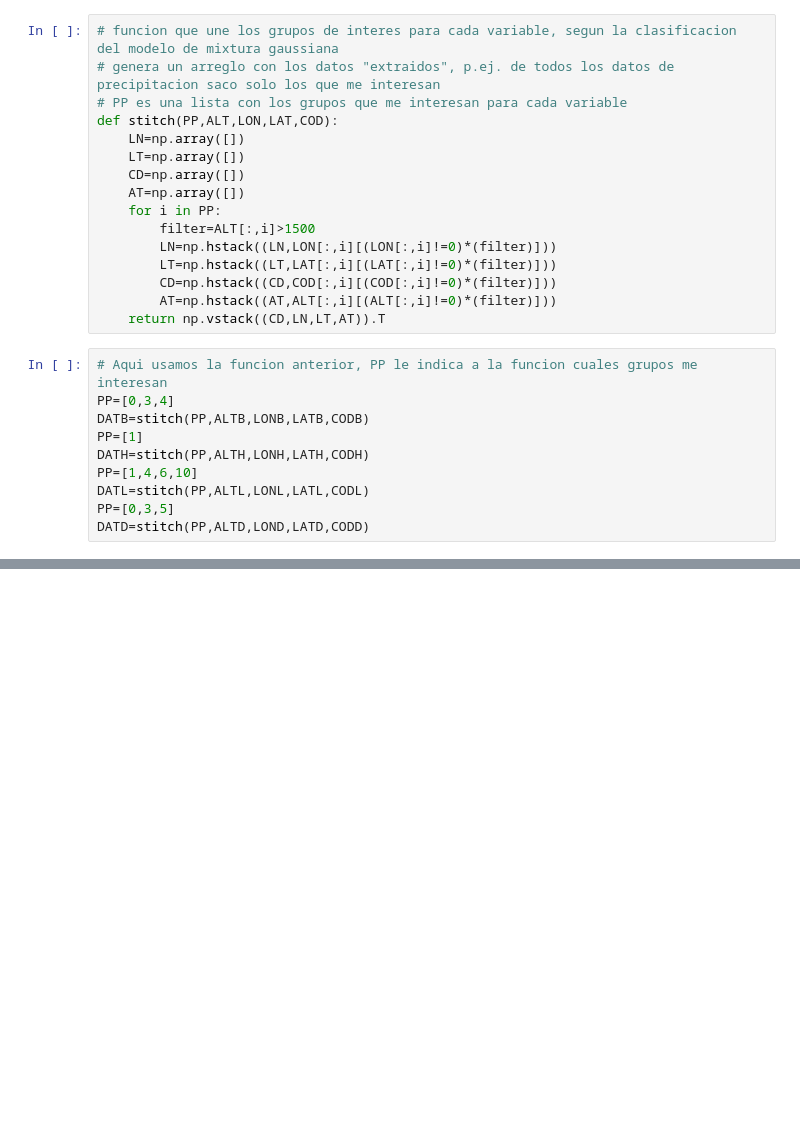
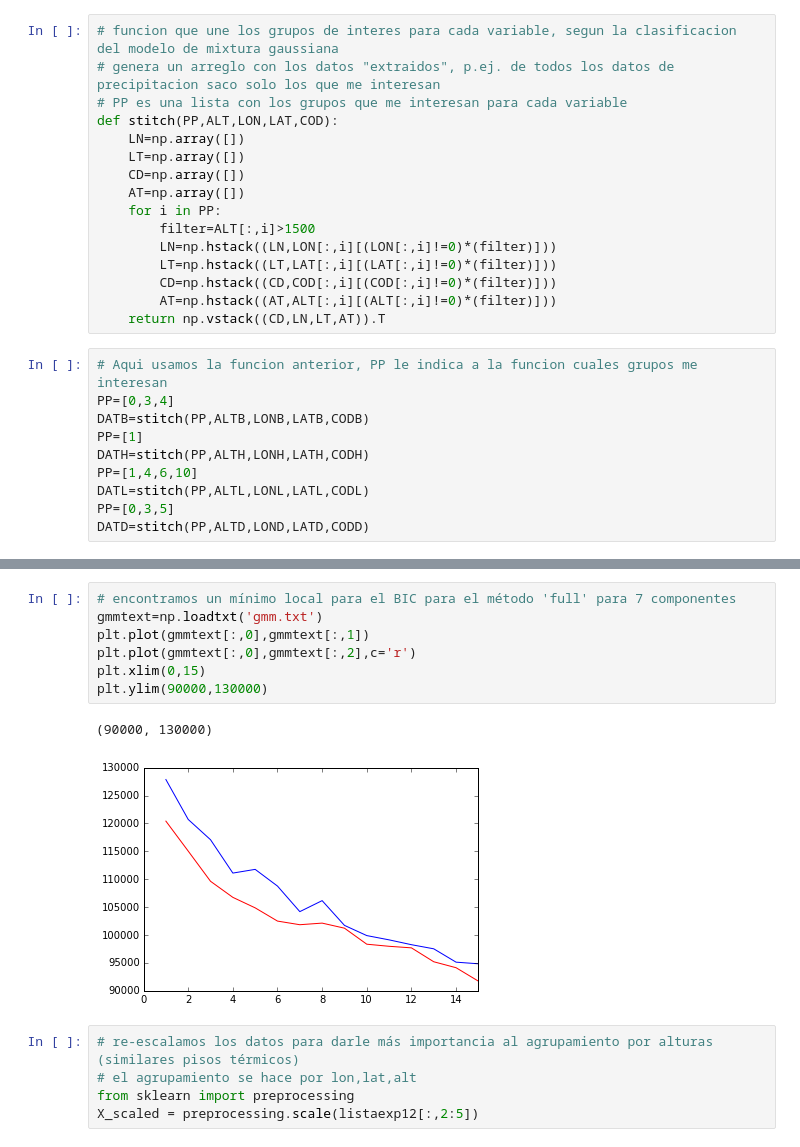
Before and after one commit to saint-germain/ideam, a Jupyter notebook: PCA-IDEAM-WC.ipynb, the cells around one changed output, grey strips where cells are left out. Drawn from its saved outputs; the diff is of its cells as text; blank space fills up the shorter version.

Commit message:
agrupamiento final

```diff
--- a/PCA-IDEAM-WC.ipynb
+++ b/PCA-IDEAM-WC.ipynb
@@ -1054,0 +754,15 @@ TypeError: You must first set_array for mappable
+# %%
+# encontramos un mínimo local para el BIC para el método 'full' para 7 componentes
+gmmtext=np.loadtxt('gmm.txt')
+plt.plot(gmmtext[:,0],gmmtext[:,1])
+plt.plot(gmmtext[:,0],gmmtext[:,2],c='r')
+plt.xlim(0,15)
+plt.ylim(90000,130000)
+# %% [output]
+(90000, 130000)
+[figure, added]
+# %%
+# re-escalamos los datos para darle más importancia al agrupamiento por alturas (similares pisos térmicos)
+# el agrupamiento se hace por lon,lat,alt
+from sklearn import preprocessing
+X_scaled = preprocessing.scale(listaexp12[:,2:5])
```
Also changed, not shown: parts of 85 cells of this notebook, 10 other files.
